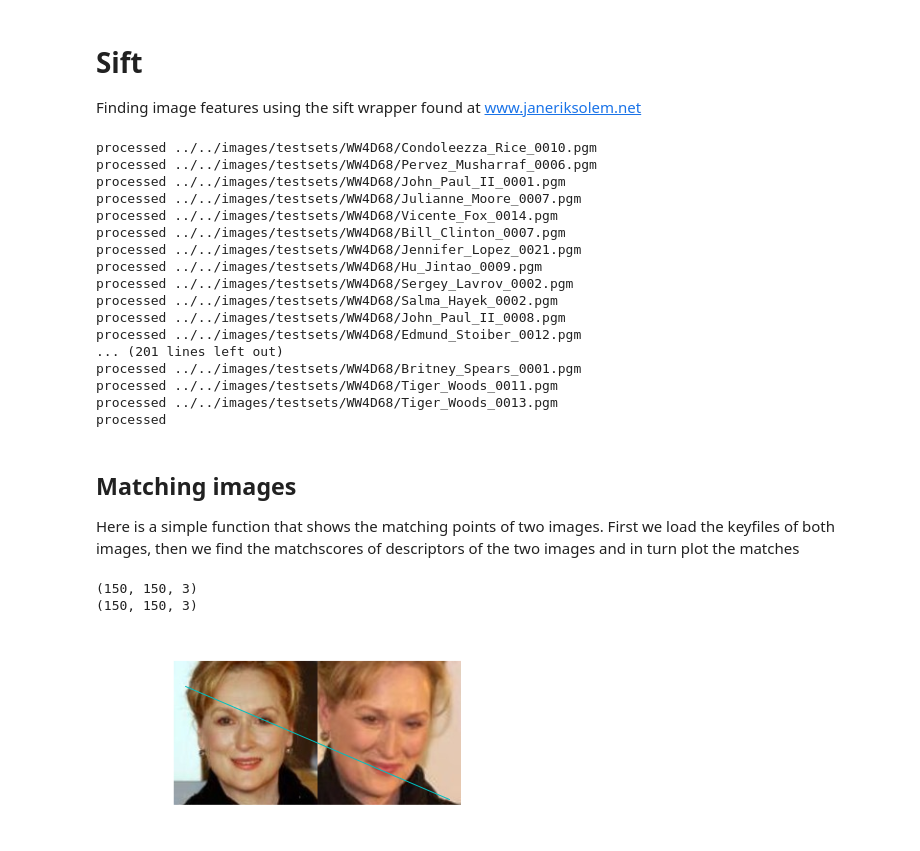
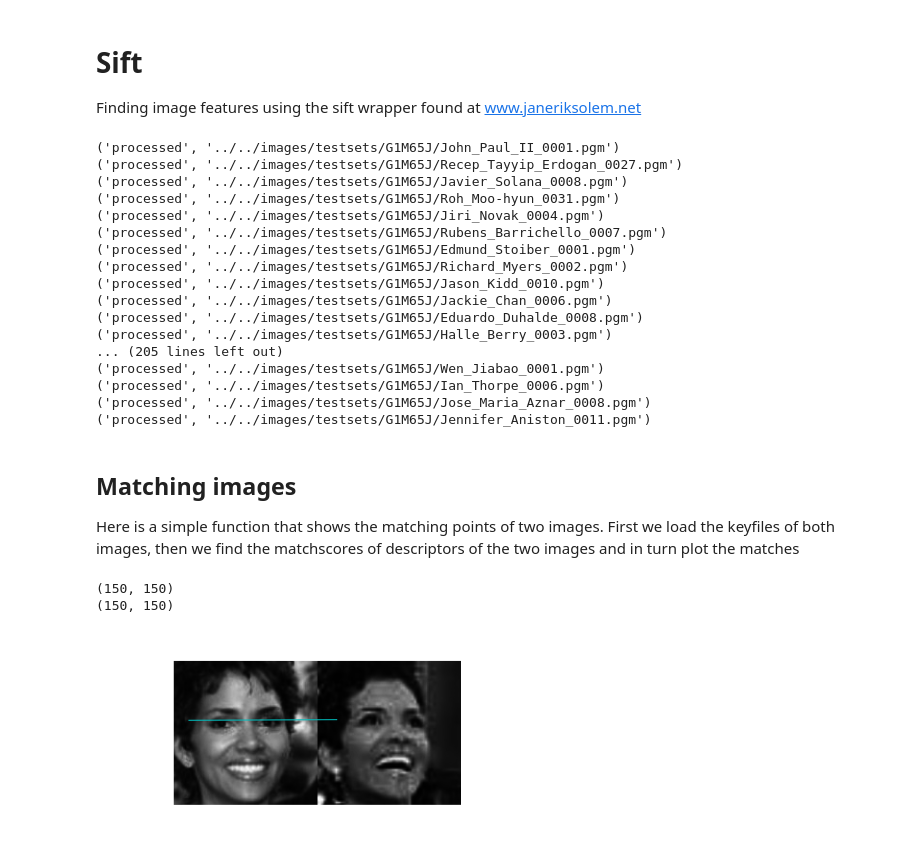
Before and after one commit to arnfred/Mirror-Match, a Jupyter notebook: code/descriptors/Sift.ipynb, the cells around one changed output. Cells and saved outputs as stored; diff of their text form; code cells hidden in the pictures.

```diff
--- a/code/descriptors/Sift.ipynb
+++ b/code/descriptors/Sift.ipynb
@@ -9,7 +9,7 @@ import fnmatch
 from random import choice
 
 # image folder:
-testset = "../../images/testsets/WW4D68/"
+testset = "../../images/testsets/G1M65J/"
 
 # Get a list of all images
 images = [testset + f for (_,_,filenames) in os.walk(testset) for f in fnmatch.filter(filenames, "*.pgm")]
@@ -23,23 +23,23 @@ def get_descriptor(image) :
 # Process all images
 for image in images : get_descriptor(image)
 # %% [output]
-processed ../../images/testsets/WW4D68/Condoleezza_Rice_0010.pgm
-processed ../../images/testsets/WW4D68/Pervez_Musharraf_0006.pgm
-processed ../../images/testsets/WW4D68/John_Paul_II_0001.pgm
-processed ../../images/testsets/WW4D68/Julianne_Moore_0007.pgm
-processed ../../images/testsets/WW4D68/Vicente_Fox_0014.pgm
-processed ../../images/testsets/WW4D68/Bill_Clinton_0007.pgm
-processed ../../images/testsets/WW4D68/Jennifer_Lopez_0021.pgm
-processed ../../images/testsets/WW4D68/Hu_Jintao_0009.pgm
-processed ../../images/testsets/WW4D68/Sergey_Lavrov_0002.pgm
-processed ../../images/testsets/WW4D68/Salma_Hayek_0002.pgm
-processed ../../images/testsets/WW4D68/John_Paul_II_0008.pgm
-processed ../../images/testsets/WW4D68/Edmund_Stoiber_0012.pgm
-... (201 lines left out)
-processed ../../images/testsets/WW4D68/Britney_Spears_0001.pgm
-processed ../../images/testsets/WW4D68/Tiger_Woods_0011.pgm
-processed ../../images/testsets/WW4D68/Tiger_Woods_0013.pgm
-processed
+('processed', '../../images/testsets/G1M65J/John_Paul_II_0001.pgm')
+('processed', '../../images/testsets/G1M65J/Recep_Tayyip_Erdogan_0027.pgm')
+('processed', '../../images/testsets/G1M65J/Javier_Solana_0008.pgm')
+('processed', '../../images/testsets/G1M65J/Roh_Moo-hyun_0031.pgm')
+('processed', '../../images/testsets/G1M65J/Jiri_Novak_0004.pgm')
+('processed', '../../images/testsets/G1M65J/Rubens_Barrichello_0007.pgm')
+('processed', '../../images/testsets/G1M65J/Edmund_Stoiber_0001.pgm')
+('processed', '../../images/testsets/G1M65J/Richard_Myers_0002.pgm')
+('processed', '../../images/testsets/G1M65J/Jason_Kidd_0010.pgm')
+('processed', '../../images/testsets/G1M65J/Jackie_Chan_0006.pgm')
+('processed', '../../images/testsets/G1M65J/Eduardo_Duhalde_0008.pgm')
+('processed', '../../images/testsets/G1M65J/Halle_Berry_0003.pgm')
+... (205 lines left out)
+('processed', '../../images/testsets/G1M65J/Wen_Jiabao_0001.pgm')
+('processed', '../../images/testsets/G1M65J/Ian_Thorpe_0006.pgm')
+('processed', '../../images/testsets/G1M65J/Jose_Maria_Aznar_0008.pgm')
+('processed', '../../images/testsets/G1M65J/Jennifer_Aniston_0011.pgm')
 # %% [markdown]
 ## Matching images ##
 
@@ -48,27 +48,27 @@ First we load the keyfiles of both images, then we find the matchscores of descr
 # %%
 import string
 import pdb
 from random import sample
 
-# Pick out all the photos of Meryl Streep (Just to have somebody to test with)
-meryls = [image for image in images if "Meryl" in image]
+# Pick out all the photos of |Halle Berry (Just to have somebody to test with)
+berries = [image for image in images if "Berry" in image]
 
 # Now pick out two photos at random
-[m1, m2] = sample(meryls,2)
+[m1, m2] = sample(berries,2)
 [k1, k2] = [os.path.splitext(image)[0] + ".key" for image in [m1, m2]]
 [p1, p2] = [os.path.splitext(image)[0] + ".png" for image in [m1, m2]]
-[im1, im2] = [imread(image) for image in [p1, p2]]
+[im1, im2] = [imread(image) for image in [m1, m2]]
 
 # Get feature vector from keyfile
 (locs1, desc1) = sift.read_features_from_file(k1)
 (locs2, desc2) = sift.read_features_from_file(k2)
 
 # Match the two files
 matchscores = sift.match(desc1, desc2)
 
 # Plot matches
 sift.plot_matches(im1, im2, locs1, locs2, matchscores)
 # %% [output]
-(150, 150, 3)
-(150, 150, 3)
+(150, 150)
+(150, 150)
-[figure, old version]
+[figure, new version]
```
Also changed, not shown: 2 other files.
